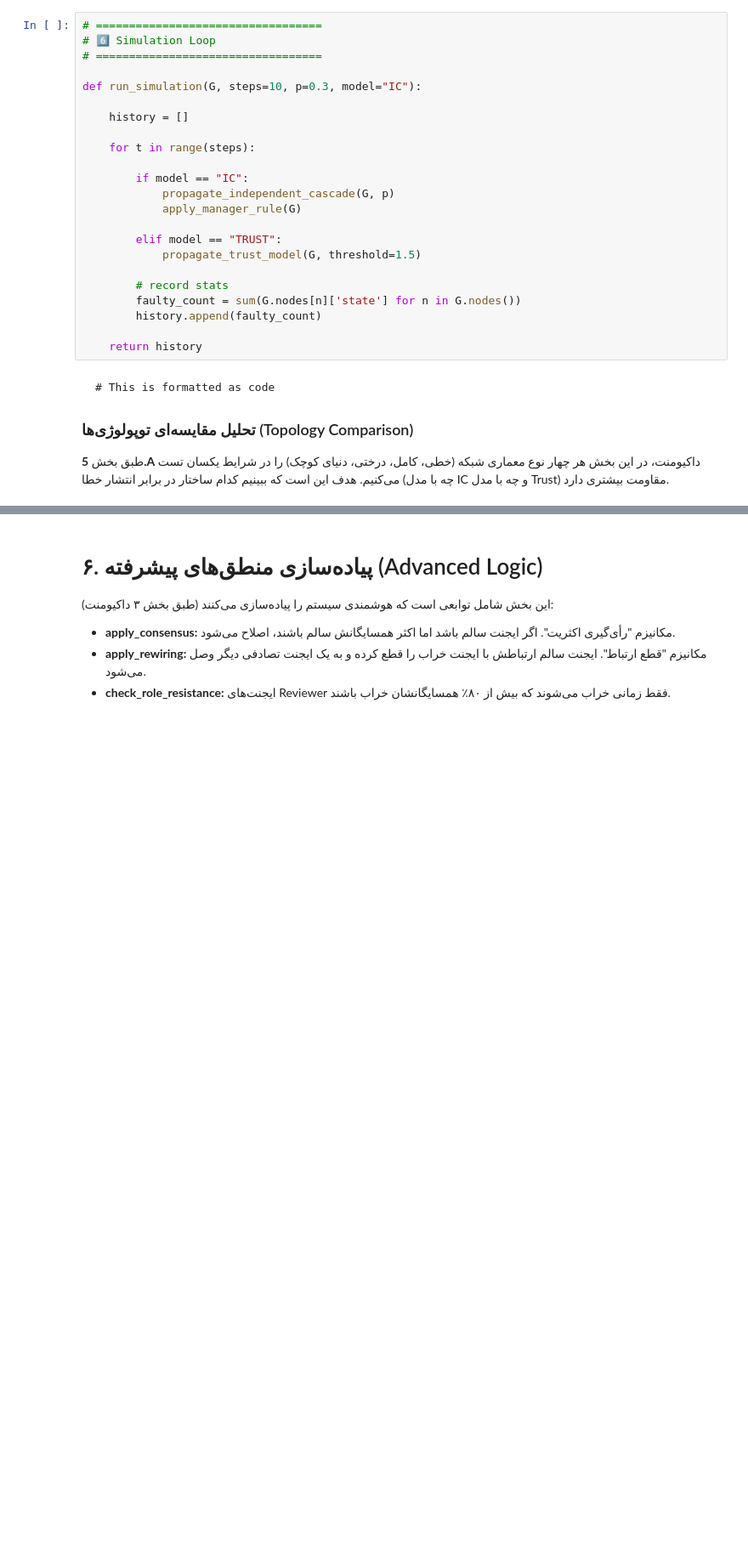
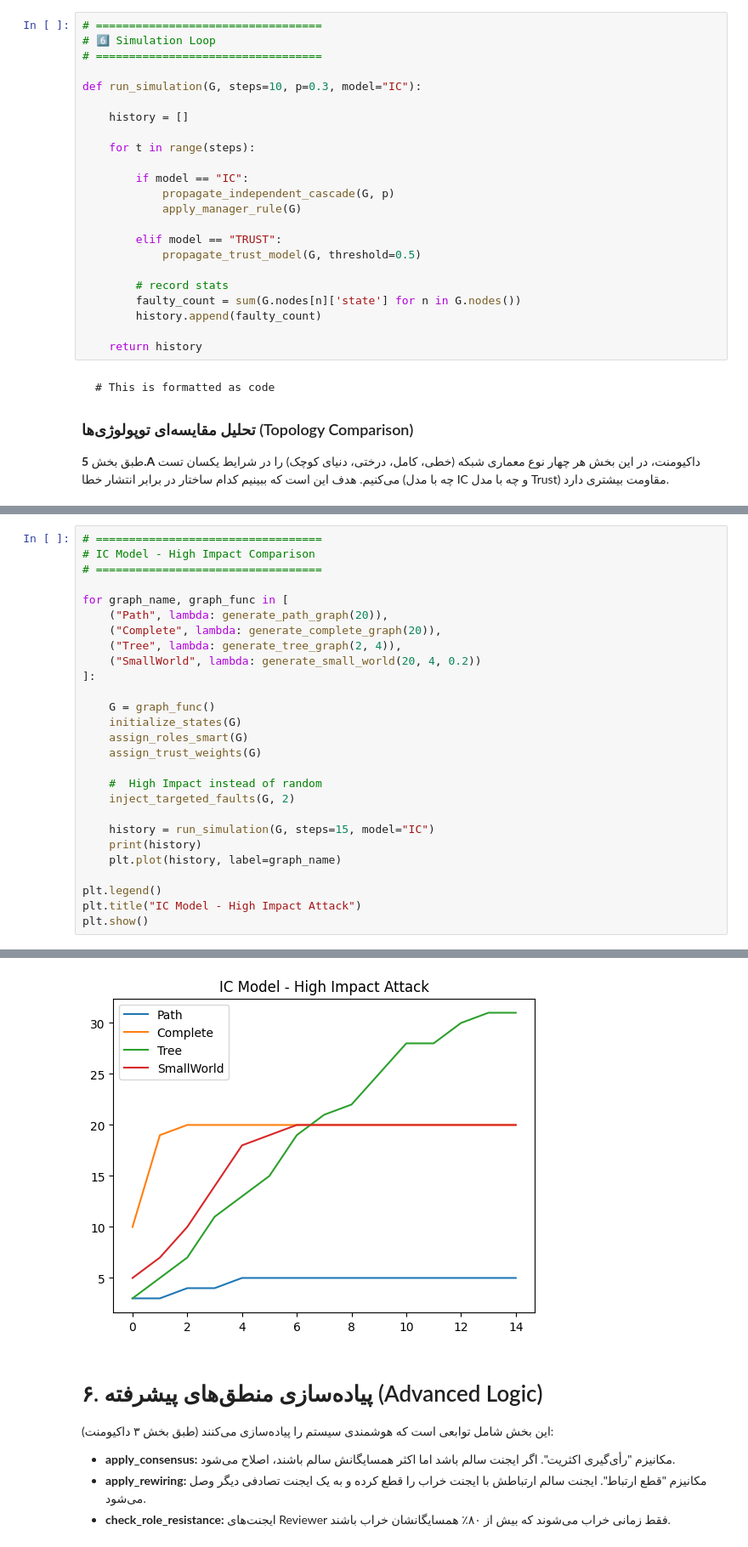
Before and after one commit to sara25kh/LLM-MAS-Resilience, a Jupyter notebook: notebook.ipynb, the cells around one changed output, grey strips where cells are left out. Shown at 85% size. Drawn from its saved outputs; the diff is of its cells as text; blank space fills up the shorter version.

Commit message:
implement high impact

```diff
--- a/notebook.ipynb
+++ b/notebook.ipynb
@@ -293,7 +293,7 @@ def run_simulation(G, steps=10, p=0.3, model="IC"):
             apply_manager_rule(G)
 
         elif model == "TRUST":
-            propagate_trust_model(G, threshold=1.5)
+            propagate_trust_model(G, threshold=0.5)
 
         # record stats
         faulty_count = sum(G.nodes[n]['state'] for n in G.nodes())
@@ -414,0 +433,28 @@ plt.show()
+# %%
+# ==================================
+# IC Model - High Impact Comparison
+# ==================================
+
+for graph_name, graph_func in [
+    ("Path", lambda: generate_path_graph(20)),
+    ("Complete", lambda: generate_complete_graph(20)),
+    ("Tree", lambda: generate_tree_graph(2, 4)),
+    ("SmallWorld", lambda: generate_small_world(20, 4, 0.2))
+]:
+
+    G = graph_func()
+    initialize_states(G)
+    assign_roles_smart(G)
+    assign_trust_weights(G)
+
+    #  High Impact instead of random
+    inject_targeted_faults(G, 2)
+
+    history = run_simulation(G, steps=15, model="IC")
+    print(history)
+    plt.plot(history, label=graph_name)
+
+plt.legend()
+plt.title("IC Model - High Impact Attack")
+plt.show()
+# %% [output]
@@ -415,3 +465,4 @@ plt.show()
+[figure, added]
 # %% [markdown]
 # ۶. پیاده‌سازی منطق‌های پیشرفته (Advanced Logic)
 این بخش شامل توابعی است که هوشمندی سیستم را پیاده‌سازی می‌کنند (طبق بخش ۳ داکیومنت):
```
Also changed, not shown: parts of 9 cells of this notebook.
